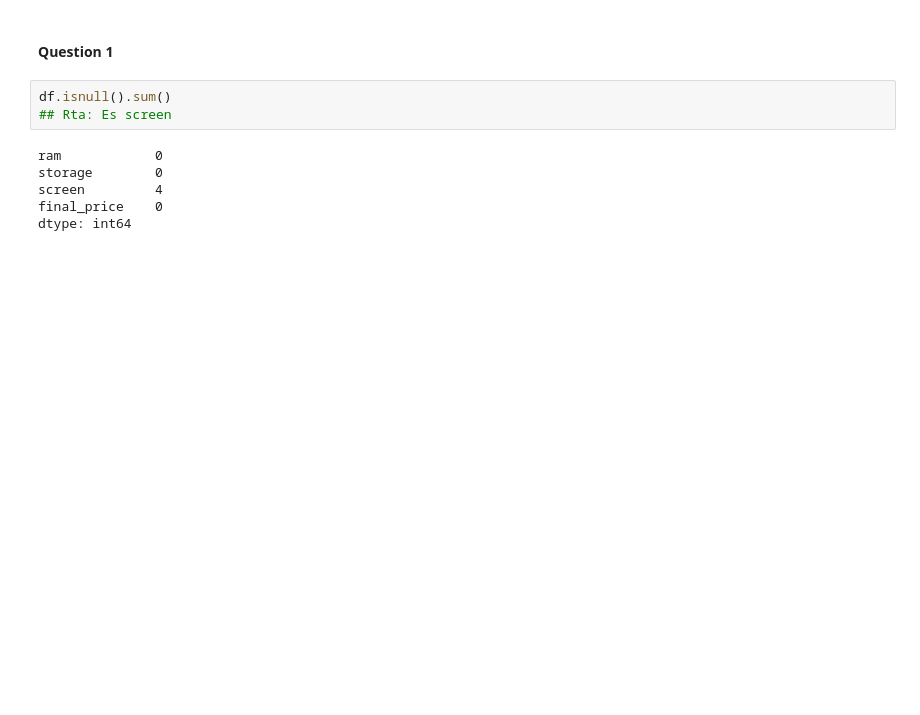
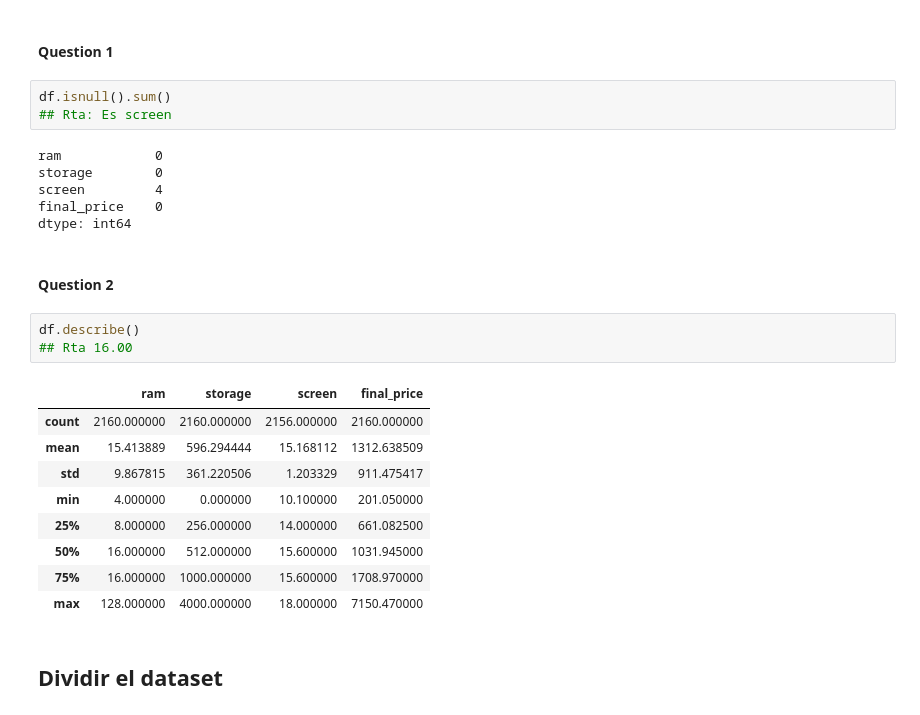
Before and after one commit to caro6852lq/ML-Zoomcamp-CaroVergara, a Jupyter notebook: 02_regression/Homework 02.ipynb, the cells around one changed output. Drawn from its saved outputs; the diff is of its cells as text; blank space fills up the shorter version.

```diff
--- a/02_regression/Homework 02.ipynb
+++ b/02_regression/Homework 02.ipynb
@@ -80,3 +80,20 @@ storage        0
 screen         4
 final_price    0
 dtype: int64
+# %% [markdown]
+#### Question 2
+# %%
+df.describe()
+## Rta 16.00
+# %% [output]
+|  | ram | storage | screen | final_price |
+| count | 2160.000000 | 2160.000000 | 2156.000000 | 2160.000000 |
+| mean | 15.413889 | 596.294444 | 15.168112 | 1312.638509 |
+| std | 9.867815 | 361.220506 | 1.203329 | 911.475417 |
+| min | 4.000000 | 0.000000 | 10.100000 | 201.050000 |
+| 25% | 8.000000 | 256.000000 | 14.000000 | 661.082500 |
+| 50% | 16.000000 | 512.000000 | 15.600000 | 1031.945000 |
+| 75% | 16.000000 | 1000.000000 | 15.600000 | 1708.970000 |
+| max | 128.000000 | 4000.000000 | 18.000000 | 7150.470000 |
+# %% [markdown]
+## Dividir el dataset
```
Also changed, not shown: parts of 12 cells of this notebook, 1 other file.
